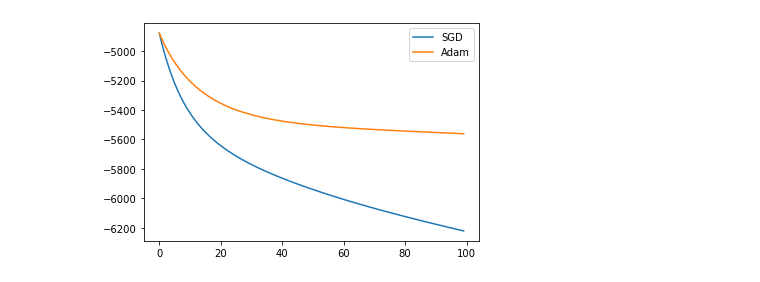
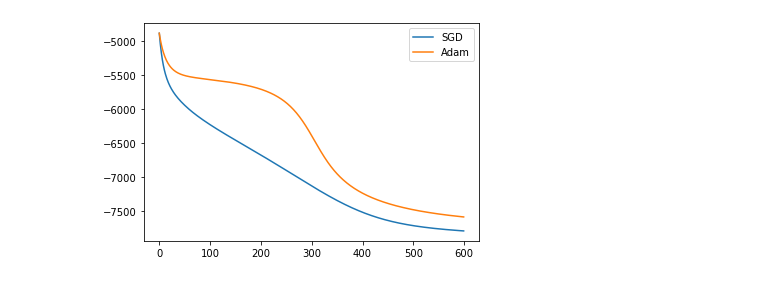
Before and after one commit to hand10ryo/tfMFs, a Jupyter notebook: experiments/ToxicComment.ipynb, the cells around one changed output. Cells and saved outputs as stored; diff of their text form; code cells hidden in the pictures.

```diff
--- a/experiments/ToxicComment.ipynb
+++ b/experiments/ToxicComment.ipynb
@@ -20,4 +20,4 @@ test_data = X.A
 y = y[:,np.newaxis]
 # %%
 cmf = tfCMF(y, alpha=0.7, d_hidden=10, lamda=1)
-U, V, Z, train_loss_SGD, _ = cmf.train(train_data, test_data, optim_steps=100, verbose=10, early_stopping=5, lr=0.001, optimizer="SGD")
+U, V, Z, train_loss_SGD, _ = cmf.train(train_data, test_data, optim_steps=600, verbose=10, early_stopping=5, lr=0.001, optimizer="SGD")
@@ -35,3 +24,3 @@ U, V, Z, train_loss_SGD, _ = cmf.train(train_data, test_data, optim_steps=100, v
 # %%
 cmf = tfCMF(y, alpha=0.7, d_hidden=10, lamda=1)
-U, V, Z, train_loss_Adam, _ = cmf.train(train_data, test_data, optim_steps=100, verbose=10, early_stopping=5,lr=0.001, optimizer="Adam")
+U, V, Z, train_loss_Adam, _ = cmf.train(train_data, test_data, optim_steps=600, verbose=10, early_stopping=5,lr=0.001, optimizer="Adam")
@@ -49,7 +27,7 @@ U, V, Z, train_loss_Adam, _ = cmf.train(train_data, test_data, optim_steps=100,
 # %%
-plt.plot(np.arange(0,100),train_loss_SGD, label="SGD")
-plt.plot(np.arange(0,100),train_loss_Adam, label="Adam")
+plt.plot(np.arange(0,600),train_loss_SGD, label="SGD")
+plt.plot(np.arange(0,600),train_loss_Adam, label="Adam")
 plt.legend()
 plt.show()
 # %% [output]
-[figure, old version]
+[figure, new version]
```
Also changed, not shown: parts of 2 cells of this notebook, 2 other files.
